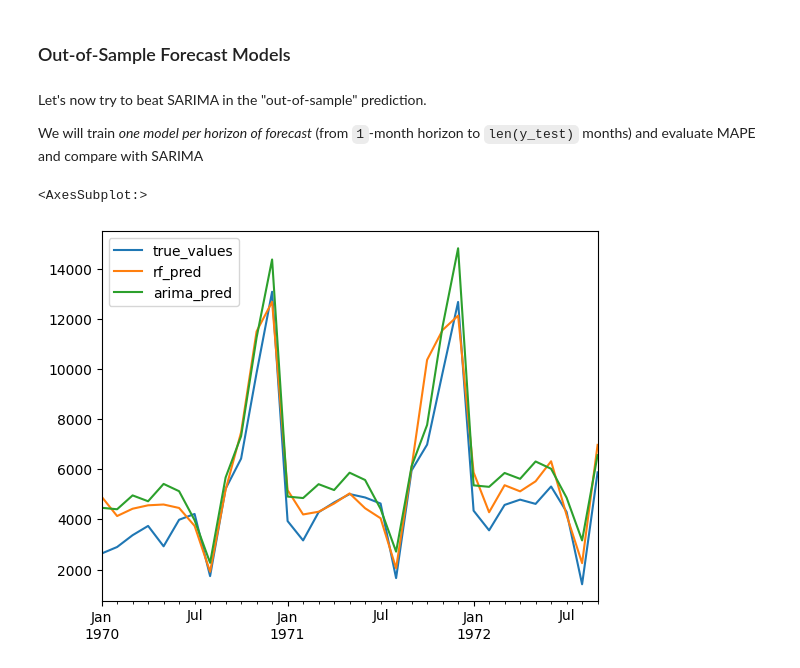
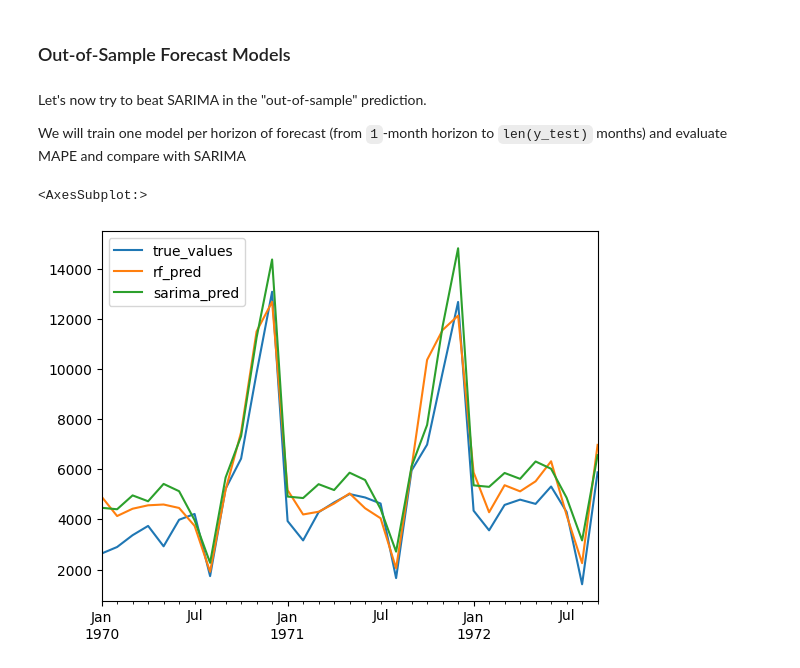
Before and after one commit to IreneGracia/time_series_analysis_SARIMA_model, a Jupyter notebook: sarima.ipynb, the cells around one changed output. Cells and saved outputs as stored; diff of their text form; code cells hidden in the pictures.

```diff
--- a/sarima.ipynb
+++ b/sarima.ipynb
@@ -477,45 +480,45 @@ pd.DataFrame(zip(importances, features)).sort_values(by=0, ascending=False)
 # %% [markdown]
 Let's now try to beat SARIMA in the "out-of-sample" prediction.
 
-We will train _one model per horizon of forecast_ (from `1`-month horizon to `len(y_test)` months)  and evaluate MAPE and compare with SARIMA
+We will train one model per horizon of forecast (from `1`-month horizon to `len(y_test)` months) and evaluate MAPE and compare with SARIMA
 # %%
-# Initialize the random forest for predicting at each time step
+# Initialising the random forest for predicting at each time step
 random_forest_dict = {  # prediction horizon: model (1 is predicting at t+1, 2 at t+2...)
     i: RandomForestRegressor(n_estimators=20, random_state=0) for i in range(1, len(df_test) + 1)
 }
 
-# Do we have as much forests as there are test periods?
+# Do we have as mmany forests as there are test periods?
 assert len(random_forest_dict) == df2_test.shape[0]
-# Prepare data
+# Preparing data
 X_train = new_features[:df2_train.shape[0], :]
 y_train = df2.Sales[:df2_train.shape[0]]
 X_test = new_features[df2_train.shape[0]:, :]
 
-# Train models
+# Training models
 for h in range(1, len(df_test) + 1):  # Setting the prediction horizon
     if h == 1:  # Dealing with exceptional behaviour when slicing [:-0,:]
         X_train_horizon = X_train
     else:
         X_train_horizon = X_train[:-(h - 1), :]
     y_train_horizon = y_train[(h - 1):]
     random_forest = random_forest_dict[h]
     random_forest.fit(X=X_train_horizon, y=y_train_horizon)
 
 # Predicting test values with RF
 x = X_test[0, :].reshape([1, X_train.shape[1]])
 y_test_pred_rf = np.array([random_forest_dict[h].predict(X=x) for h in range(1, len(df_test) + 1)])[:, 0]
 
 # Predicting test values with SARIMA
-y_test_pred_arima = model.predict(n_periods=len(df_test), return_conf_int=False)
+y_test_pred_sarima = model.predict(n_periods=len(df_test), return_conf_int=False)
 
 # Plot
 pred_df = pd.DataFrame(
     {
         "true_values": df2.Sales[test_indexes],
         "rf_pred": y_test_pred_rf,
-        "arima_pred": y_test_pred_arima,
+        "sarima_pred": y_test_pred_sarima,
     })
 pred_df.plot()
 # %% [output]
 <AxesSubplot:>
-[figure, old version]
+[figure, new version]
```
Also changed, not shown: parts of 30 cells of this notebook, 1 other file.
